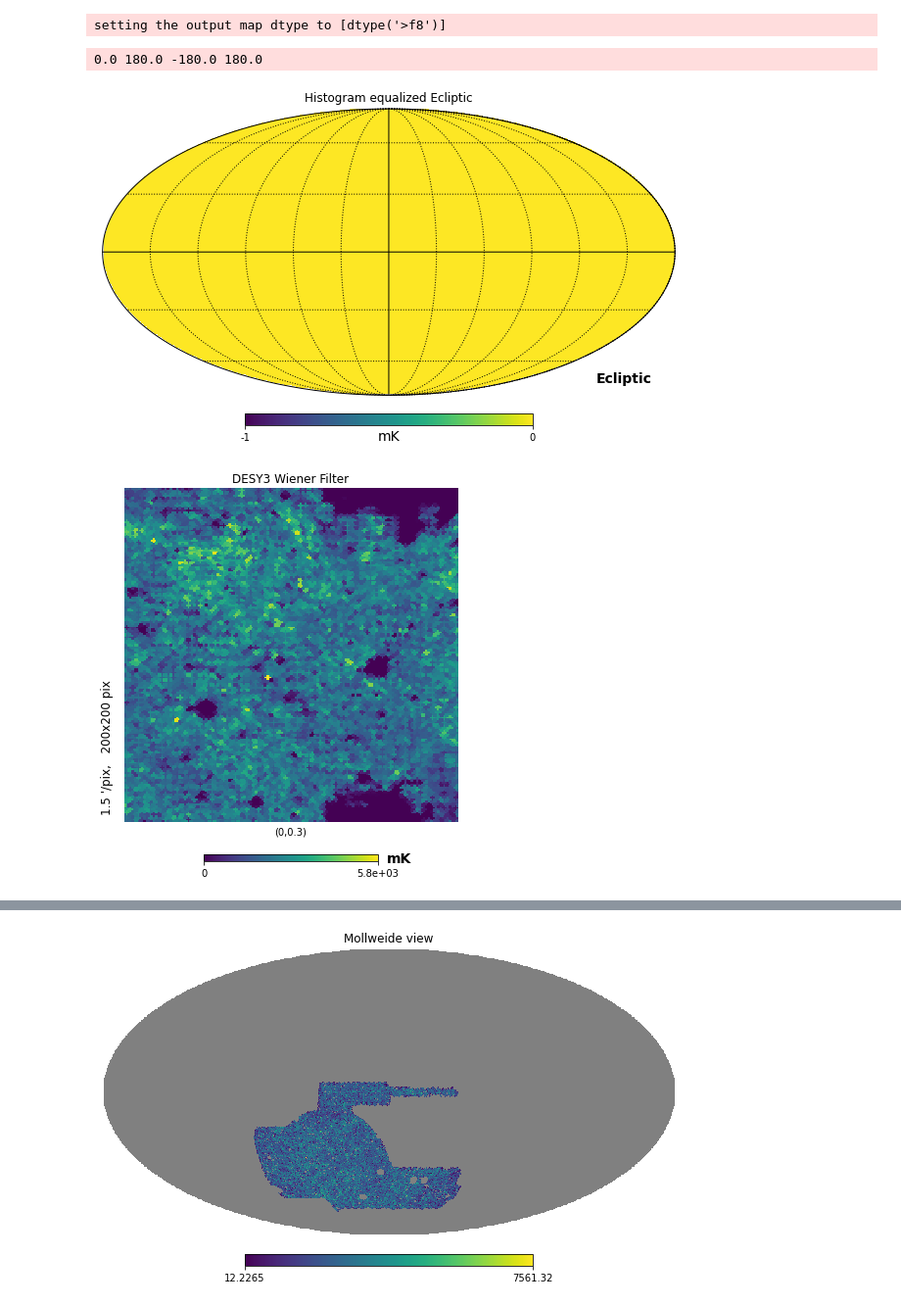
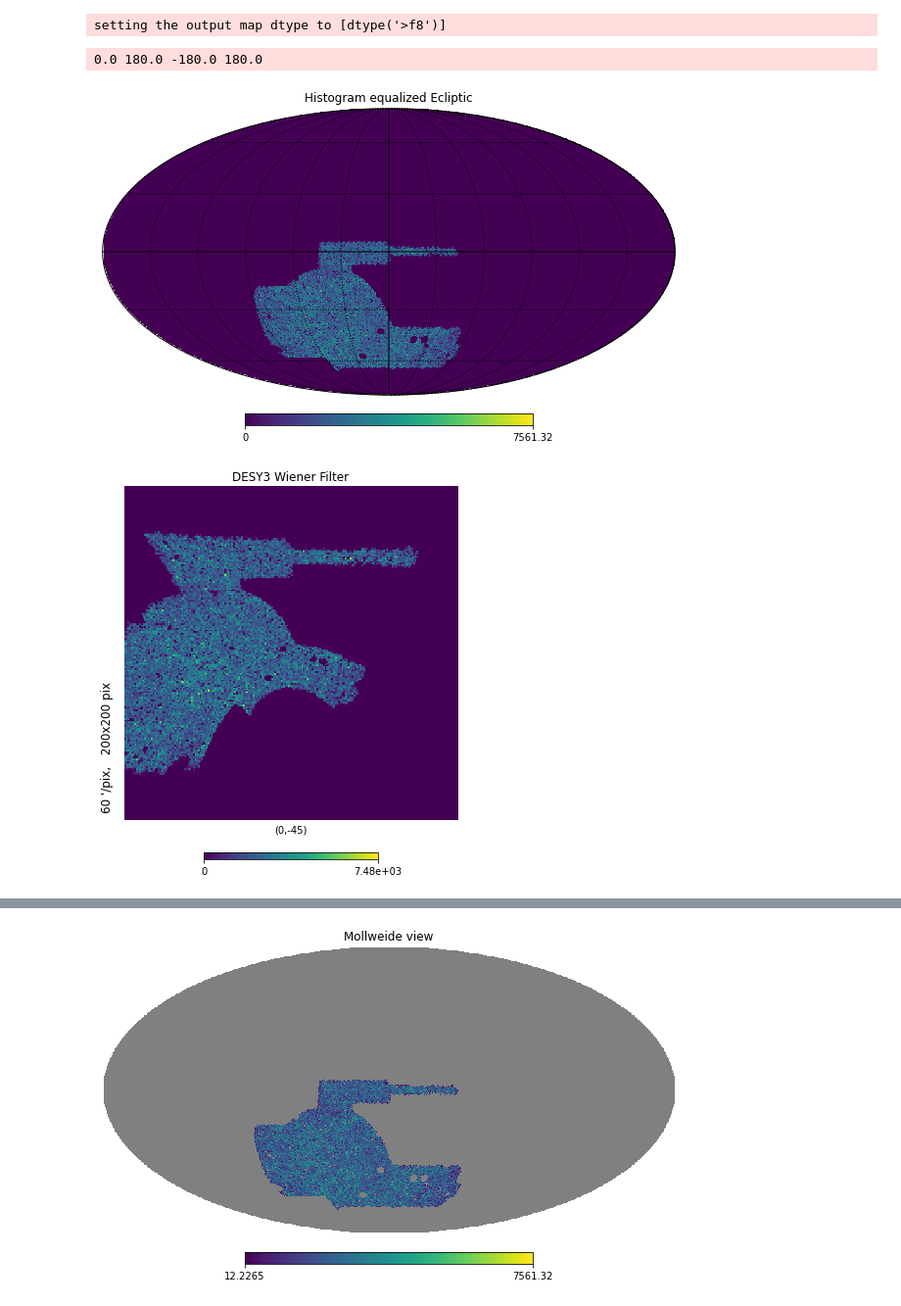
Before and after one commit to 10slindsay/UCL_Summer_Research, a Jupyter notebook: HealpyData.ipynb, the cells around one changed output, grey strips where cells are left out. Shown at 98% size. Saved outputs shown, nothing was run; the diff lists cells and outputs as text; code cells hidden in the pictures.

```diff
--- a/HealpyData.ipynb
+++ b/HealpyData.ipynb
@@ -87,26 +100,22 @@ setting the output map dtype to [dtype('>f8')]
 # %%
 hp.mollview(
     wmap_map_I,
-    coord=["G", "E"],
     title="Histogram equalized Ecliptic",
-    unit="mK",
-    norm="hist",
-    min=-1,
-    max=0,
 )
 hp.graticule()
 # %% [output]
 0.0 180.0 -180.0 180.0
-[figure, old version]
+[figure, new version]
 # %%
-hp.gnomview(wmap_map_I, rot=[0, 0.3], title="DESY3 Wiener Filter", unit="mK", format="%.2g", min=0)
+hp.gnomview(wmap_map_I, rot=[0, -45], reso=60, title="DESY3 Wiener Filter")
 
 #gnomview provieds a gnomonic projection around location specified by rot
 #x/ysize changes dimensions of the patch of sky observed
 
 #what does the format argument do??
+#reso
 # %% [output]
-[figure, old version]
+[figure, new version]
 # %%
 #mask = hp.read_map("wmap_temperature_analysis_mask_r9_7yr_v4.fits").astype(np.bool_)
 mask = hp.read_map("DESY3_sky_mask.fits").astype(np.bool_)
```
Also changed, not shown: parts of 8 cells of this notebook, 1 other file.
